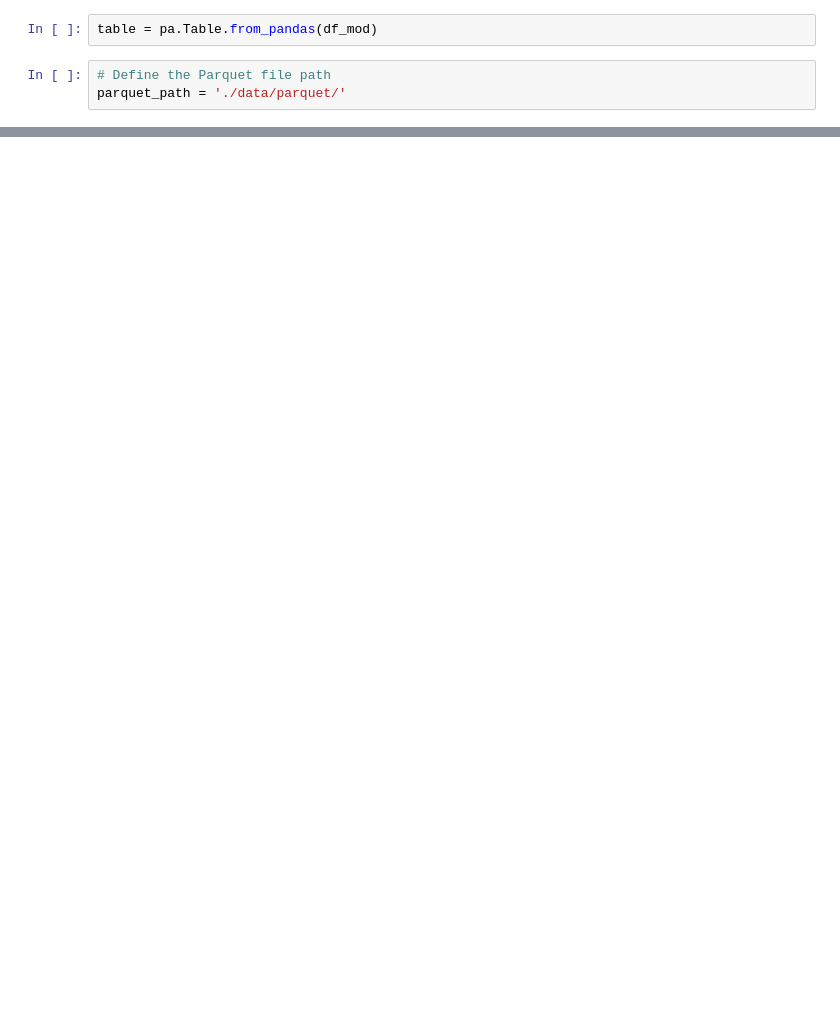
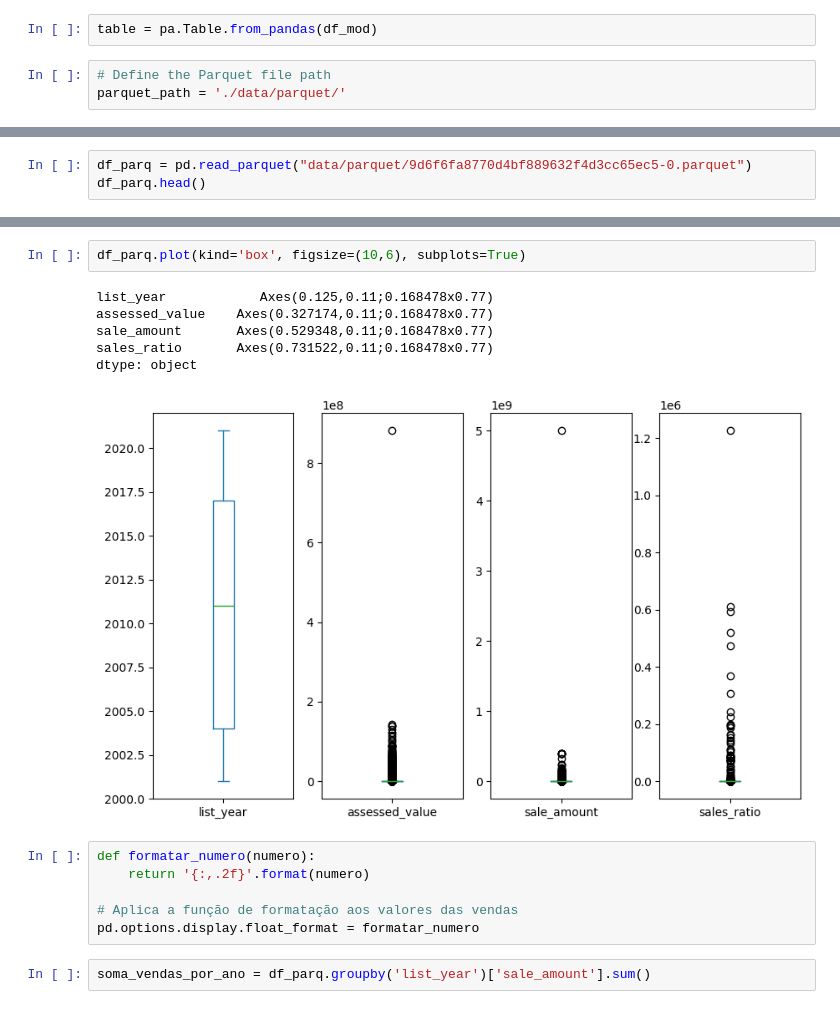
Before and after one commit to serpaulos/zoomcamp_project_2024, a Jupyter notebook: explore/explore.ipynb, the cells around one changed output, grey strips where cells are left out. Saved outputs shown, nothing was run; the diff lists cells and outputs as text; blank space fills up the shorter version.

```diff
--- a/explore/explore.ipynb
+++ b/explore/explore.ipynb
@@ -277,0 +245,3 @@ pq.write_to_dataset(table, root_path=parquet_path, partition_cols=['list_year'])
+# %%
+df_parq = pd.read_parquet("data/parquet/9d6f6fa8770d4bf889632f4d3cc65ec5-0.parquet")
+df_parq.head()
@@ -277,0 +255,17 @@ pq.write_to_dataset(table, root_path=parquet_path, partition_cols=['list_year'])
+# %%
+df_parq.plot(kind='box', figsize=(10,6), subplots=True)
+# %% [output]
+list_year            Axes(0.125,0.11;0.168478x0.77)
+assessed_value    Axes(0.327174,0.11;0.168478x0.77)
+sale_amount       Axes(0.529348,0.11;0.168478x0.77)
+sales_ratio       Axes(0.731522,0.11;0.168478x0.77)
+dtype: object
+[figure, added]
+# %%
+def formatar_numero(numero):
+    return '{:,.2f}'.format(numero)
+
+# Aplica a função de formatação aos valores das vendas
+pd.options.display.float_format = formatar_numero
+# %%
+soma_vendas_por_ano = df_parq.groupby('list_year')['sale_amount'].sum()
```
Also changed, not shown: parts of 21 cells of this notebook, 31 other files.
